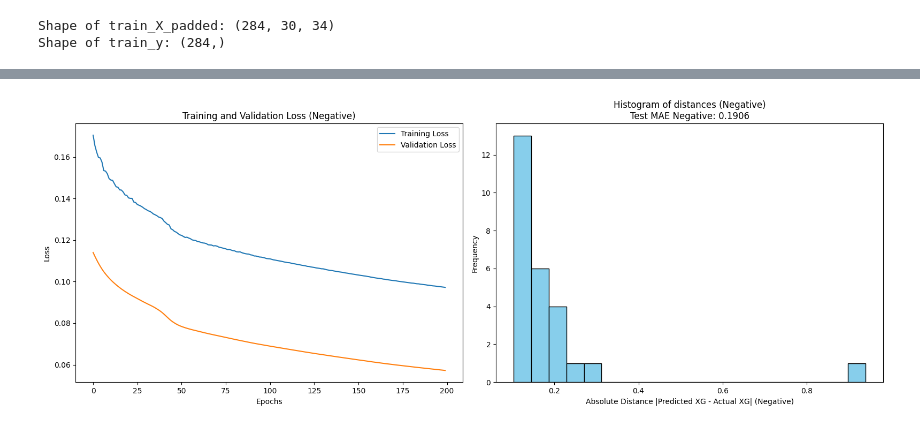
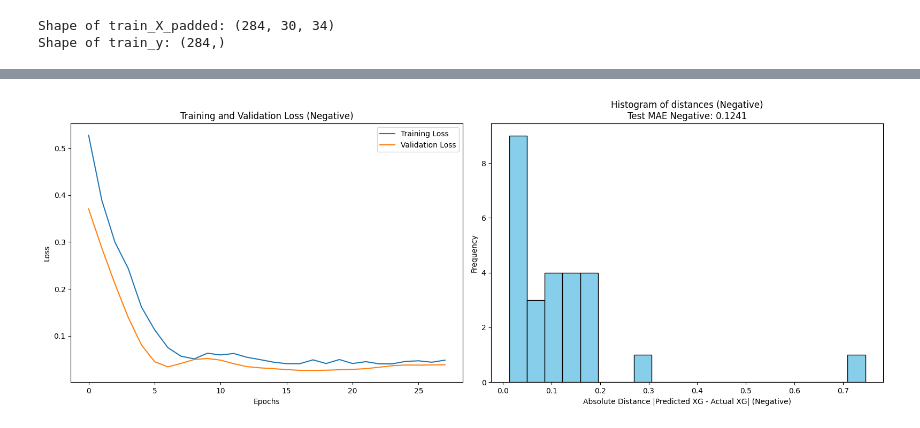
Before and after one commit to adiguzeldeniz/ekip_makine, a Jupyter notebook: RNN_to_sequence_by_number.ipynb, the cells around one changed output, grey strips where cells are left out. Cells and saved outputs as stored; diff of their text form; code cells hidden in the pictures.

```diff
--- a/RNN_to_sequence_by_number.ipynb
+++ b/RNN_to_sequence_by_number.ipynb
@@ -288,21 +290,21 @@ y_test_negative = y_test[y_test <= 0]
 inputs = Input(shape=(maxlen, num_features))
 x = Masking(mask_value=-100.0)(inputs)
 x = GRU(128, return_sequences=True)(x)
-x = Dropout(0.1)(x)
-x = LSTM(64, return_sequences=False)(x)
-x = Dropout(0.1)(x)
-x = Dense(32, activation='relu')(x)
-x = Dropout(0.1)(x)
+x = Dropout(0.2)(x)
+x = LSTM(128, return_sequences=False)(x)
+x = Dropout(0.2)(x)
+x = Dense(64, activation='relu')(x)
+x = Dropout(0.2)(x)
 x = Dense(32, activation='relu')(x)
 x = Dense(16, activation='sigmoid')(x)
 outputs = Dense(1, activation='sigmoid')(x)
 
 model_positive = Model(inputs, outputs)
-model_positive.compile(optimizer=Adam(learning_rate=0.0001), loss='mean_squared_error', metrics=['mae'])
+model_positive.compile(optimizer=Adam(learning_rate=0.001), loss='mean_squared_error', metrics=['mae'])
 
 model_positive.fit(
     X_train_positive, y_train_positive,
-    epochs=200,
+    epochs=500,
     batch_size=64,
     validation_split=0.2,
     verbose=0,
@@ -311,7 +313,7 @@ model_positive.fit(
         keras.callbacks.EarlyStopping(monitor='val_loss', patience=10, restore_best_weights=True),
         keras.callbacks.LambdaCallback(
             on_epoch_end=lambda epoch, logs:
-                print(f"Epoch {epoch + 1}: Loss = {logs['mae']}, Val Loss = {logs['mae']}")
+                print(f"Epoch {epoch + 1}: Loss = {logs['mae']}, Val Loss = {logs['val_mae']}")
                 if (epoch + 1) % 50 == 0 else None
         )
     ]
@@ -422,9 +426,24 @@ Passing `palette` without assigning `hue` is deprecated and will be removed in v
 # %%
-model_negative = Model(inputs, outputs)
-model_negative.compile(optimizer=Adam(learning_rate=0.0003), loss='mean_squared_error', metrics=['mae'])
+outputs_negative = Dense(1, activation=None)(x)  # output lineare, non sigmoid
+inputs_negative = Input(shape=(maxlen, num_features))
+
+nputs_negative = Input(shape=(maxlen, num_features))
+x_neg = Masking(mask_value=-100.0)(inputs_negative)
+x_neg = GRU(128, return_sequences=True)(x_neg)
+x_neg = Dropout(0.2)(x_neg)
+x_neg = LSTM(128, return_sequences=False)(x_neg)
+x_neg = Dropout(0.2)(x_neg)
+x_neg = Dense(64, activation='relu')(x_neg)
+x_neg = Dropout(0.2)(x_neg)
+x_neg = Dense(32, activation='relu')(x_neg)
+x_neg = Dense(16, activation='sigmoid')(x_neg)
+outputs_negative = Dense(1, activation=None)(x_neg)  # output lineare
+
+model_negative = Model(inputs_negative, outputs_negative)
+model_negative.compile(optimizer=Adam(learning_rate=0.0005), loss='mean_squared_error', metrics=['mae'])
 model_negative.fit(
     X_train_negative, y_train_negative,
-    epochs=200,
+    epochs=500,
     batch_size=64,
     validation_split=0.2,
     verbose=0,
@@ -433,7 +452,7 @@ model_negative.fit(
         keras.callbacks.EarlyStopping(monitor='val_loss', patience=10, restore_best_weights=True),
         keras.callbacks.LambdaCallback(
             on_epoch_end=lambda epoch, logs:
-                print(f"Epoch {epoch + 1}: Loss = {logs['mae']}, Val Loss = {logs['mae']}")
+                print(f"Epoch {epoch + 1}: Loss = {logs['mae']}, Val Loss = {logs['val_mae']}")
                 if (epoch + 1) % 50 == 0 else None
         )
     ]
@@ -473 +488 @@ Test Loss (negative): 0.060725100338459015, Test MAE (negative): 0.1905708014965
-[figure, old version]
+[figure, new version]
```
Also changed, not shown: parts of 11 cells of this notebook, 1 other file.
